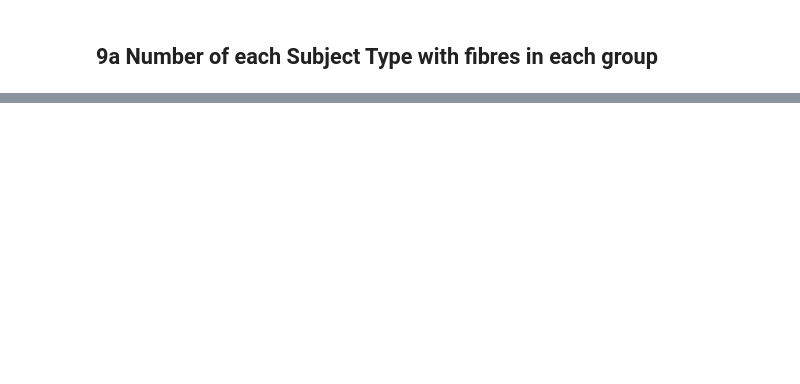
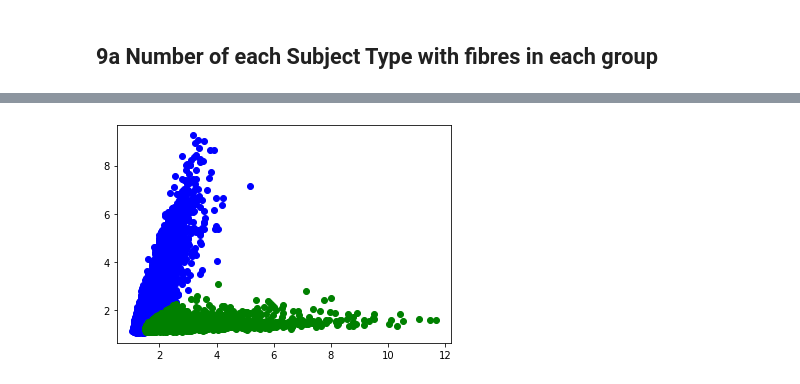
Before and after one commit to FNgongo/Classification_of_fibres_from_the_mitochondrial_disease_dataset_using_clustering_techniques, a Jupyter notebook: EDAandBasicML-FNVesion-Copy1.ipynb, the cells around one changed output, grey strips where cells are left out. Saved outputs shown, nothing was run; the diff lists cells and outputs as text; code cells hidden in the pictures; blank space fills up the shorter version.

```diff
--- a/EDAandBasicML-FNVesion-Copy1.ipynb
+++ b/EDAandBasicML-FNVesion-Copy1.ipynb
@@ -699,17 +772,69 @@ print(df5)
-# %%
-# training gaussian mixture model
-from sklearn.mixture import GaussianMixture
-gmm = GaussianMixture(n_components=2)
-gmm.fit(df5)
-
-#predictions from gmm
-pred = gmm.predict(df5)
-frame = pd.DataFrame(df5)
-frame['cluster'] = pred
-frame.columns = ['LOG_NDUFA13', 'LOG_VDAC1', 'cluster']
-
-color=['blue','green', 'cyan', 'red']
-for k in range(0,4):
-    df5 = frame[frame["cluster"]==k]
-    plt.scatter(df5["LOG_VDAC1"], df5["LOG_NDUFA13"], c=color[k])
-plt.show()
+# %%
+# training gaussian mixture model
+gm = GaussianMixture(n_components=2).fit(df5)
+
+#predictions from gmm
+pred = gm.predict(df5)
+frame = pd.DataFrame(df5)
+frame['cluster'] = pred
+frame.columns = ['LOG_NDUFB8', 'LOG_VDAC1', 'cluster']
+
+color=['blue', 'green', 'red',  'cyan']
+for k in range(0,4):
+    df5 = frame[frame["cluster"]==k]
+    C1b = (frame['cluster'][:148] == 0).sum(axis = 0)
+    print('healthyc1 = ', C1b)
+    C1c = (frame['cluster'][:148] == 1).sum(axis = 0)
+    print('diseasec1 = ', C1c)
+    c2a = (frame['cluster'][148:437] == 0).sum(axis = 0)
+    print('healthyc2 = ', c2a)
+    c2b = (frame['cluster'][148:437] == 1).sum(axis = 0)
+    print('diseasec2 = ', c2b)
+    c3a = (frame['cluster'][437:568] == 0).sum(axis = 0)
+    print('healthyc3 = ', c3a)
+    c3b = (frame['cluster'][437:568] == 1).sum(axis = 0)
+    print('diseasec3 = ', c3b)
+    pt1 = (frame['cluster'][568:905] == 0).sum(axis = 0)
+    print('healthyp1 = ', pt1)
+    pt1b = (frame['cluster'][568:905] == 1).sum(axis = 0)
+    print('diseasep1 = ', pt1b)
+    pt2 = (frame['cluster'][905:1137] == 0).sum(axis = 0)
+    print('healthyp2 = ', pt2)
+    pt2b = (frame['cluster'][905:1137] == 1).sum(axis = 0)
+    print('diseasep2 = ', pt2b)
+    pt3 = (frame['cluster'][1137:2498] == 0).sum(axis = 0)
+    print('healthyp3 = ', pt3)
+    pt3b = (frame['cluster'][1137:2498] == 1).sum(axis = 0)
+    print('diseasep3 = ', pt3b)
+    pt4 = (frame['cluster'][2498:3377] == 0).sum(axis = 0)
+    print('healthyp4 = ', pt4)
+    pt4b = (frame['cluster'][2498:3377] == 1).sum(axis = 0)
+    print('diseasep4 = ', pt4b)
+    pt5 = (frame['cluster'][3377:5255] == 0).sum(axis = 0)
+    print('healthyp5 = ', pt5)
+    pt5b = (frame['cluster'][3377:5255] == 1).sum(axis = 0)
+    print('diseasep5 = ', pt5b)
+    pt6 = (frame['cluster'][5255:6063] == 0).sum(axis = 0)
+    print('healthyp6 = ', pt6)
+    pt6b = (frame['cluster'][5255:6063] == 1).sum(axis = 0)
+    print('diseasep6 = ', pt6b)
+    pt7 = (frame['cluster'][6063:6818] == 0).sum(axis = 0)
+    print('healthyp7 = ', pt7)
+    pt7b = (frame['cluster'][6063:6818] == 1).sum(axis = 0)
+    print('diseasep7 = ', pt7b)
+    pt8 = (frame['cluster'][6818:7446] == 0).sum(axis = 0)
+    print('healthyp8 = ', pt8)
+    pt8b = (frame['cluster'][6818:7446] == 1).sum(axis = 0)
+    print('diseasep8 = ', pt8b)
+    pt9 = (frame['cluster'][7446:8392] == 0).sum(axis = 0)
+    print('healthyp9 = ', pt9)
+    pt9b = (frame['cluster'][7446:8392] == 1).sum(axis = 0)
+    print('diseasep9 = ', pt9b)
+    pt10 = (frame['cluster'][8394:8994] == 0).sum(axis = 0)
+    print('healthyp10 = ', pt10)
+    pt10b = (frame['cluster'][8394:8994] == 1).sum(axis = 0)
+    print('diseasep10 = ', pt10b)
+
+    plt.scatter(df5["LOG_VDAC1"], df5["LOG_NDUFB8"], c=color[k])
+plt.show()
+# %% [output]
@@ -716,3 +858,4 @@ plt.show()
+[figure, added]
 # %%
 df6 = df[['LOG_NDUFB8', 'LOG_VDAC1']]
 print(df6)
```
Also changed, not shown: parts of 42 cells of this notebook, 5 other files.
